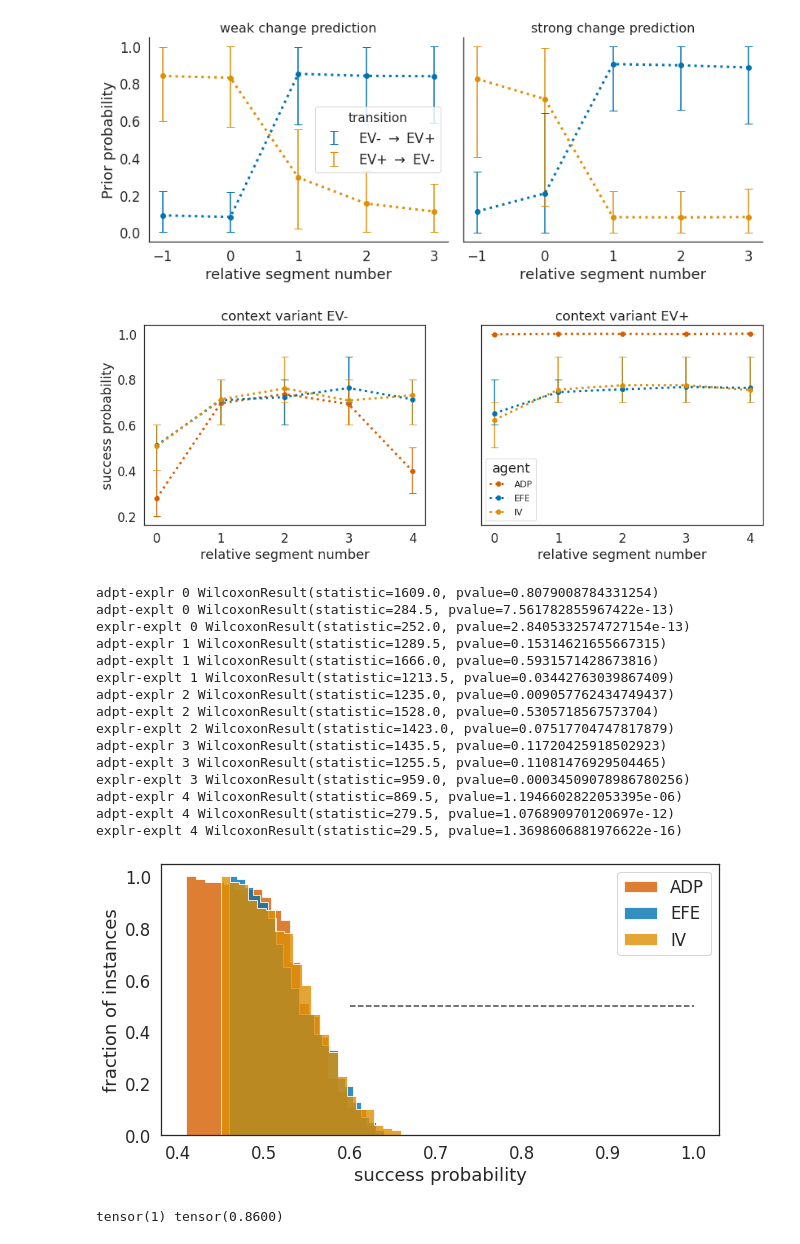
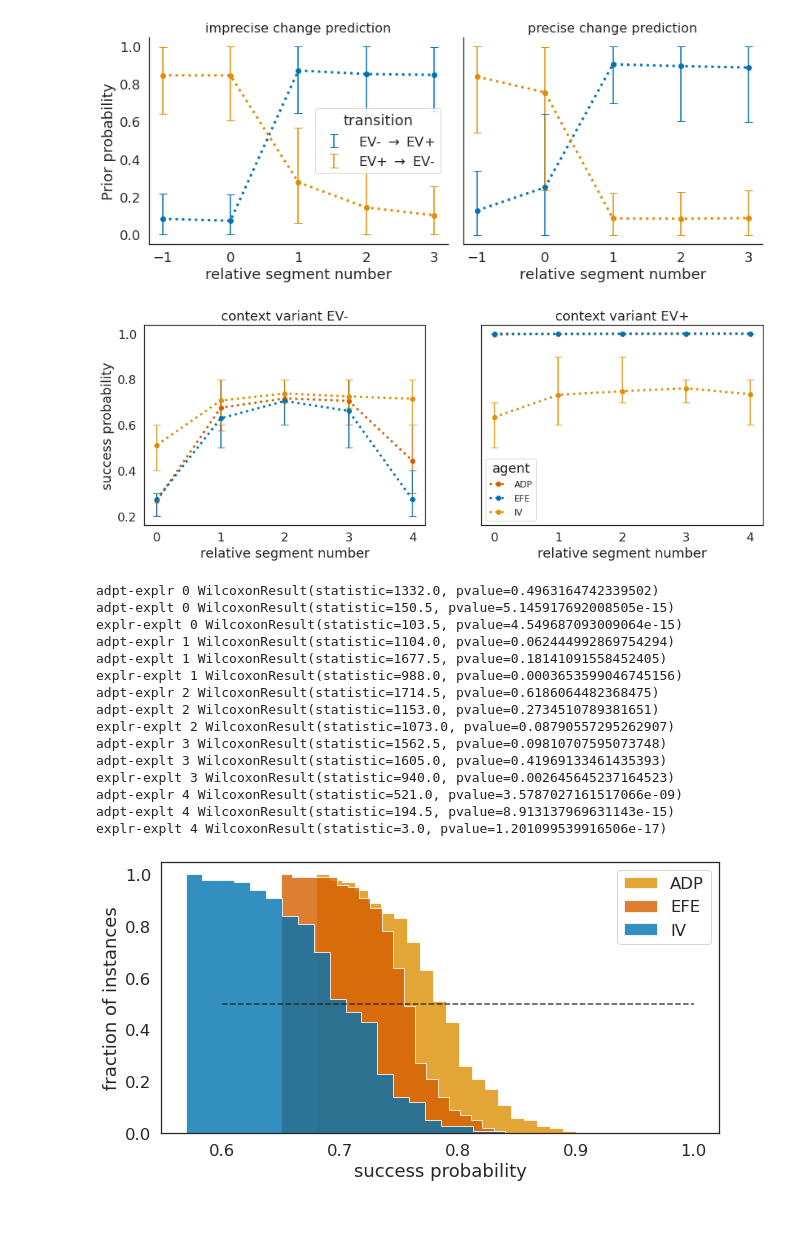
Before and after one commit to dimarkov/pybefit, a Jupyter notebook: examples/control_dilemmas/imprecise_precise_duration_beliefs_comparison.ipynb, the cells around one changed output. Cells and saved outputs as stored; diff of their text form; code cells hidden in the pictures; blank space fills up the shorter version.

```diff
--- a/examples/control_dilemmas/imprecise_precise_duration_beliefs_comparison.ipynb
+++ b/examples/control_dilemmas/imprecise_precise_duration_beliefs_comparison.ipynb
@@ -35,20 +35,20 @@ beta = [.2, 4.]
 d = torch.arange(1., nd+1.)
 
 fig, axes = plt.subplots(1, 2, figsize=(15, 5), sharex=True)
-label = ['weak', 'strong']
+label = ['imprecise', 'precise']
 probs = []
 for i in range(2):
     probs.append((-d*beta[i] + (alpha[i] - 1)*d.log() ).softmax(-1))
     print((d*probs[-1]).sum())
     axes[0].bar(d, probs[-1], label=label[i], alpha=.8);
 
-axes[0].vlines(5, .0, .35, lw=3, linestyle='--')
+axes[0].vlines(5, .0, .35, lw=3, linestyle='--', color='k')
 axes[0].set_xlim([.5, 20.5])
 axes[0].legend(title='duration prior', fontsize=12)
 axes[0].set_xlabel('d');
 axes[0].set_ylabel(r'$p_0(d)$');
 
-#### compute effective change probability ####
+#### compute and plot effective change probability for different duration priors ####
 
 Bdd = zeros(nd, nd)
 Bdd[range(1, nd), range(nd-1)] = 1.
@@ -77,7 +77,7 @@ for i in range(len(alpha)):
 
     axes[1].plot(d, torch.stack(delta), 'o', label=label[i]);
 
-axes[1].set_ylabel(r'$\delta(\tau)$');
+axes[1].set_ylabel(r'$\rho(\tau)$');
 axes[1].set_xlabel(r'$\tau$');
 axes[1].legend(title='duration prior', fontsize=12)
 
@@ -159,7 +159,7 @@ for i in range(len(agents)):
                                 blocks=blocks,
                                 trials=trials))
 
-sim = Simulator(envs, agents, runs=nsub, blocks=blocks, trials=trials)
+sim = Simulator(envs, agents, blocks=blocks, trials=trials)
 sim.simulate_experiment()
 # %%
 successes = []
@@ -277,7 +277,7 @@ g.axes[0, 0].set_xticks([-1, 0, 1, 2, 3])
 g.axes[0, 1].set_title('precise change prediction', fontsize=16)
 g.savefig('Fig8.png', bbox_inches='tight', transparent=True, dpi=300)
 # %% [output]
-[figure, old version]
+[figure, new version]
 # %%
 successes = []
 out = []
@@ -335,7 +335,7 @@ plt.xticks([0, 1, 2, 3, 4]);
 
 fig.savefig('Fig9.png', bbox_inches='tight', transparent=True, dpi=300)
 # %% [output]
-[figure, old version]
+[figure, new version]
 # %%
 import scipy.stats as stats
 
@@ -346,46 +346,42 @@ for i in range(5):
     print('adpt-explt', i,stats.wilcoxon((m1[i, :, 0] - m1[i, :, 2]).reshape(-1).numpy()))
     print('explr-explt', i, stats.wilcoxon((m1[i, :, 1] - m1[i, :, 2]).reshape(-1).numpy()))
 # %% [output]
-adpt-explr 0 WilcoxonResult(statistic=1609.0, pvalue=0.8079008784331254)
-adpt-explt 0 WilcoxonResult(statistic=284.5, pvalue=7.561782855967422e-13)
-explr-explt 0 WilcoxonResult(statistic=252.0, pvalue=2.8405332574727154e-13)
-adpt-explr 1 WilcoxonResult(statistic=1289.5, pvalue=0.15314621655667315)
-adpt-explt 1 WilcoxonResult(statistic=1666.0, pvalue=0.5931571428673816)
-explr-explt 1 WilcoxonResult(statistic=1213.5, pvalue=0.03442763039867409)
-adpt-explr 2 WilcoxonResult(statistic=1235.0, pvalue=0.009057762434749437)
-adpt-explt 2 WilcoxonResult(statistic=1528.0, pvalue=0.5305718567573704)
-explr-explt 2 WilcoxonResult(statistic=1423.0, pvalue=0.07517704747817879)
-adpt-explr 3 WilcoxonResult(statistic=1435.5, pvalue=0.11720425918502923)
-adpt-explt 3 WilcoxonResult(statistic=1255.5, pvalue=0.11081476929504465)
-explr-explt 3 WilcoxonResult(statistic=959.0, pvalue=0.00034509078986780256)
-adpt-explr 4 WilcoxonResult(statistic=869.5, pvalue=1.1946602822053395e-06)
-adpt-explt 4 WilcoxonResult(statistic=279.5, pvalue=1.076890970120697e-12)
-explr-explt 4 WilcoxonResult(statistic=29.5, pvalue=1.3698606881976622e-16)
+adpt-explr 0 WilcoxonResult(statistic=1332.0, pvalue=0.4963164742339502)
+adpt-explt 0 WilcoxonResult(statistic=150.5, pvalue=5.145917692008505e-15)
+explr-explt 0 WilcoxonResult(statistic=103.5, pvalue=4.549687093009064e-15)
+adpt-explr 1 WilcoxonResult(statistic=1104.0, pvalue=0.062444992869754294)
+adpt-explt 1 WilcoxonResult(statistic=1677.5, pvalue=0.18141091558452405)
+explr-explt 1 WilcoxonResult(statistic=988.0, pvalue=0.0003653599046745156)
+adpt-explr 2 WilcoxonResult(statistic=1714.5, pvalue=0.6186064482368475)
+adpt-explt 2 WilcoxonResult(statistic=1153.0, pvalue=0.2734510789381651)
+explr-explt 2 WilcoxonResult(statistic=1073.0, pvalue=0.08790557295262907)
+adpt-explr 3 WilcoxonResult(statistic=1562.5, pvalue=0.09810707595073748)
+adpt-explt 3 WilcoxonResult(statistic=1605.0, pvalue=0.41969133461435393)
+explr-explt 3 WilcoxonResult(statistic=940.0, pvalue=0.002645645237164523)
+adpt-explr 4 WilcoxonResult(statistic=521.0, pvalue=3.5787027161517066e-09)
+adpt-explt 4 WilcoxonResult(statistic=194.5, pvalue=8.913137969631143e-15)
+explr-explt 4 WilcoxonResult(statistic=3.0, pvalue=1.201099539916506e-17)
 # %%
-cum_perf = res[-20:].reshape(-1, 100, 4).sum(0)
+cum_perf = res[-20:].reshape(-1, nsub, len(agents[1:])).sum(0)
 
 fig, ax = plt.subplots(1, 1, figsize=(10, 5))
 
-for i in [1, 2, 3]:
+for i in range(3):
     plt.hist(cum_perf[:, i].numpy()/100.,
              bins=20,
              color=colors[i - 1],
              density=True,
              cumulative=-1,
              histtype='stepfilled',
              alpha=.8);
 
 plt.hlines(.5, .6, 1., 'k', linestyle='--', alpha=.8)
 #plt.xlim([.6, 1.])
 plt.legend(['ADP', 'EFE', 'IV'], loc=1);
 
 plt.ylabel('fraction of instances');
 plt.xlabel('success probability');
 
 fig.savefig('Fig10.png', bbox_inches='tight', transparent=True, dpi=300)
 # %% [output]
-[figure, old version]
+[figure, new version]
-# %%
-print(torch.sum(cum_perf[:, 1] > cum_perf[:, 2].max()), cum_perf[:, 2].max()/100.)
-# %% [output]
-tensor(1) tensor(0.8600)
```
Also changed, not shown: parts of 1 cell of this notebook, 5 other files.
